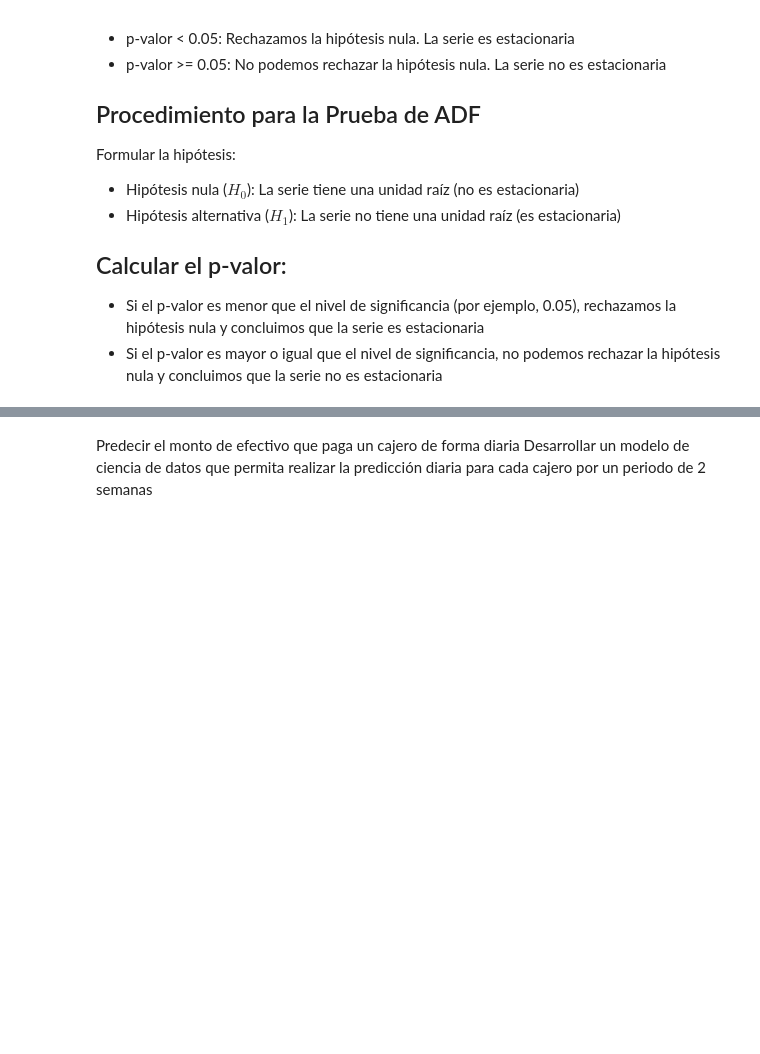
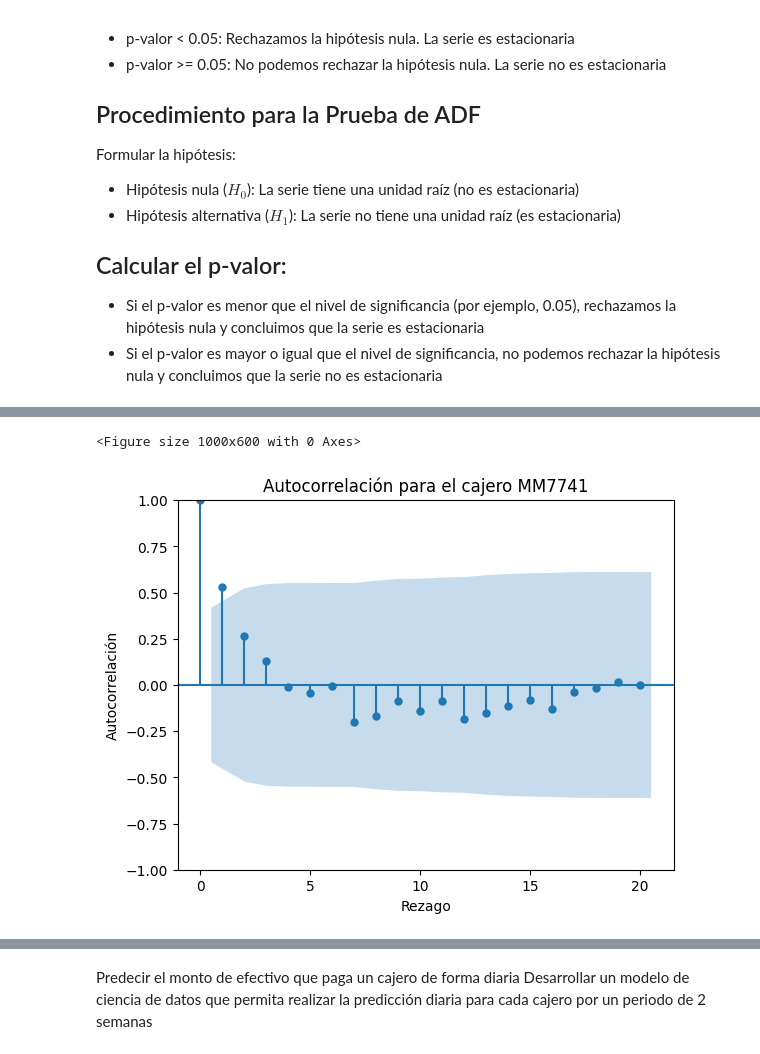
Before and after one commit to JairAmaro/Portafolio, a Jupyter notebook: BBVA ATMS/BBVA_ATMS.ipynb, the cells around one changed output, grey strips where cells are left out. Saved outputs shown, nothing was run; the diff lists cells and outputs as text; code cells hidden in the pictures; blank space fills up the shorter version.

```diff
--- a/BBVA ATMS/BBVA_ATMS.ipynb
+++ b/BBVA ATMS/BBVA_ATMS.ipynb
@@ -240,5 +231,3 @@ df = df.rename(columns={'PAGADO_CHECK': 'PAGADO'})
-# %%
-df = df[df['PAGADO'] <= 2500000]
 # %%
 # Cehcar outliers antes de revisar si es estacionaria
 # Calcular el IQR
@@ -317,3 +362,5 @@ df_modelo = df_modelo[['ATM_ID', 'FECHA', 'DENOMINACION', 'SALDOINICIAL', 'SALDO
+# %%
+df_modelo = df_more_than_21_days.copy()
 # %% [markdown]
 ## Estacionariedad de una Serie de Tiempo
 La estacionariedad de una serie de tiempo es una propiedad que implica que las propiedades estadísticas de la serie (como la media y la varianza) no cambian con el tiempo. Es decir, una serie es estacionaria si su comportamiento estadístico es constante a lo largo del tiempo
@@ -369,0 +389,20 @@ La serie es estacionaria (rechazamos la hipótesis nula)
+# %%
+# Función para realizar la prueba de Dickey-Fuller
+def es_estacionario(series, alpha=0.05):
+    result = adfuller(series)
+    p_value = result[1]
+    return p_value < alpha
+
+# DataFrames para almacenar los resultados
+df_modelo_estacionario = pd.DataFrame(columns=df_modelo.columns)
+df_modelo_no_estacionario = pd.DataFrame(columns=df_modelo.columns)
+# %%
+# Iterar sobre cada ATM_ID y realizar la prueba de Dickey-Fuller
+for atm_id in df_modelo['ATM_ID'].unique():
+    atm_data = df_modelo[df_modelo['ATM_ID'] == atm_id]
+    serie_pagado = atm_data['PAGADO']
+
+    if es_estacionario(serie_pagado):
+        df_modelo_estacionario = pd.concat([df_modelo_estacionario, atm_data])
+    else:
+        df_modelo_no_estacionario = pd.concat([df_modelo_no_estacionario, atm_data])
@@ -369,0 +429,18 @@ La serie es estacionaria (rechazamos la hipótesis nula)
+# %%
+# Filtrar los datos para el cajero automático específico
+atm_id = 'MM7741'
+df_atm = df_modelo_estacionario[df_modelo_estacionario['ATM_ID'] == atm_id].copy()
+
+# Establecer FECHA como índice
+df_atm.set_index('FECHA', inplace=True)
+
+# Graficar la función de autocorrelación usando la columna PAGADO
+plt.figure(figsize=(10, 6))
+plot_acf(serie_pagado, lags=min(20, len(serie_pagado)-1))  # Usa el número de lags mínimo entre 20 y el tamaño de la serie
+plt.title(f'Autocorrelación para el cajero {atm_id}')
+plt.xlabel('Rezago')
+plt.ylabel('Autocorrelación')
+plt.show()
+# %% [output]
+<Figure size 1000x600 with 0 Axes>
+[figure, added]
```
Also changed, not shown: parts of 29 cells of this notebook, 1 other file.
